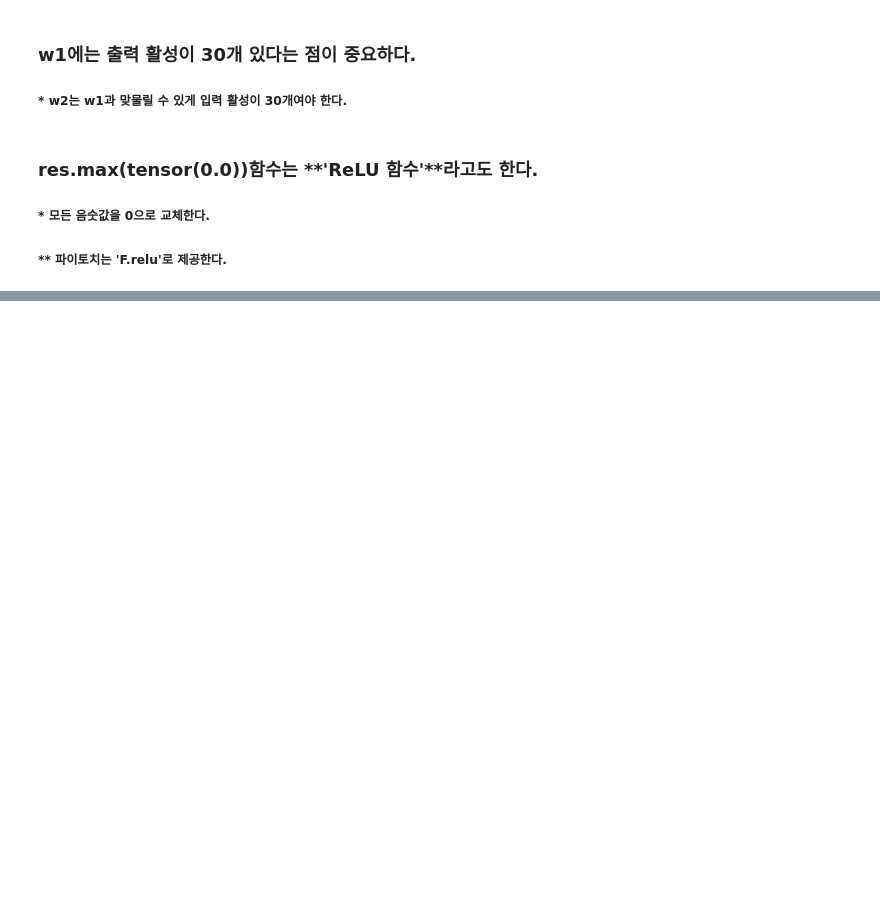
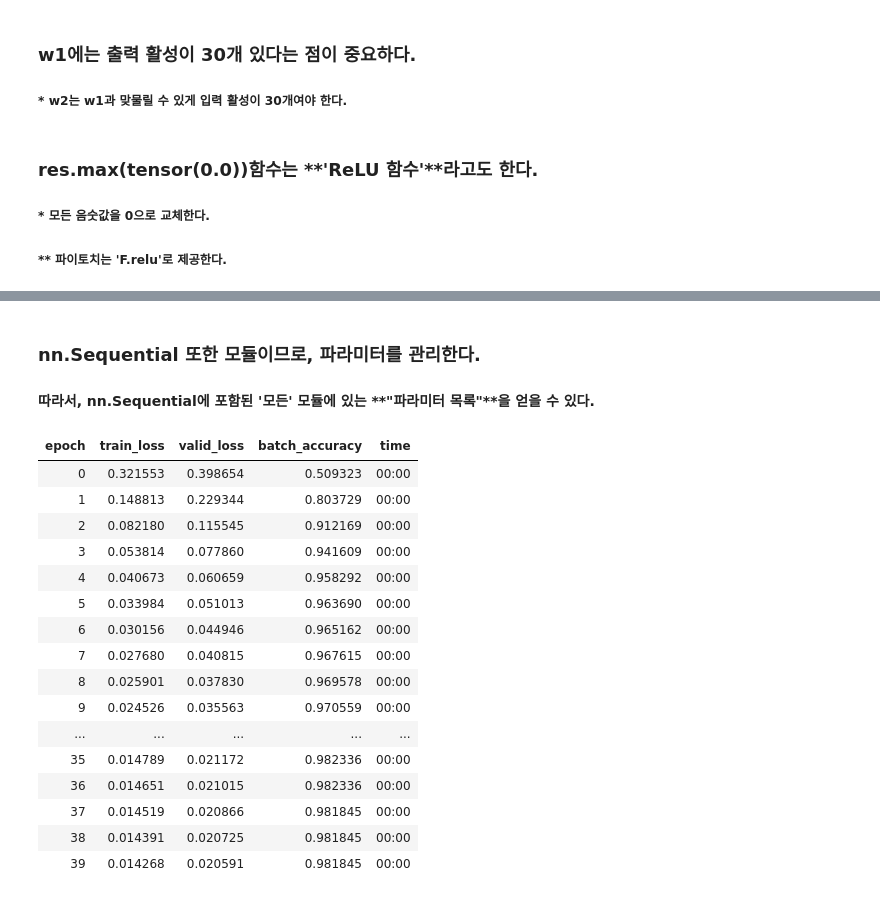
Before and after one commit to hs0224/a-professor-student-research-club, a Jupyter notebook: private/Mr_Mink/Chap04_461.ipynb, the cells around one changed output, grey strips where cells are left out. Cells and saved outputs as stored; diff of their text form; code cells hidden in the pictures; blank space fills up the shorter version.

```diff
--- a/private/Mr_Mink/Chap04_461.ipynb
+++ b/private/Mr_Mink/Chap04_461.ipynb
@@ -218,0 +244,25 @@ b2= init_params(1)
+# %% [markdown]
+### nn.Sequential 또한 모듈이므로, 파라미터를 관리한다.
+#### 따라서, nn.Sequential에 포함된 '모든' 모듈에 있는 **"파라미터 목록"**을 얻을 수 있다.
+# %%
+learn= Learner(dls, simple_net, opt_func=SGD,
+               loss_func= mnist_loss, metrics= batch_accuracy)
+learn.fit(40, 0.1)
+# %% [output]
+| epoch | train_loss | valid_loss | batch_accuracy | time |
+| 0 | 0.321553 | 0.398654 | 0.509323 | 00:00 |
+| 1 | 0.148813 | 0.229344 | 0.803729 | 00:00 |
+| 2 | 0.082180 | 0.115545 | 0.912169 | 00:00 |
+| 3 | 0.053814 | 0.077860 | 0.941609 | 00:00 |
+| 4 | 0.040673 | 0.060659 | 0.958292 | 00:00 |
+| 5 | 0.033984 | 0.051013 | 0.963690 | 00:00 |
+| 6 | 0.030156 | 0.044946 | 0.965162 | 00:00 |
+| 7 | 0.027680 | 0.040815 | 0.967615 | 00:00 |
+| 8 | 0.025901 | 0.037830 | 0.969578 | 00:00 |
+| 9 | 0.024526 | 0.035563 | 0.970559 | 00:00 |
+| ... | ... | ... | ... | ... |
+| 35 | 0.014789 | 0.021172 | 0.982336 | 00:00 |
+| 36 | 0.014651 | 0.021015 | 0.982336 | 00:00 |
+| 37 | 0.014519 | 0.020866 | 0.981845 | 00:00 |
+| 38 | 0.014391 | 0.020725 | 0.981845 | 00:00 |
+| 39 | 0.014268 | 0.020591 | 0.981845 | 00:00 |
```
Also changed, not shown: parts of 17 cells of this notebook.
